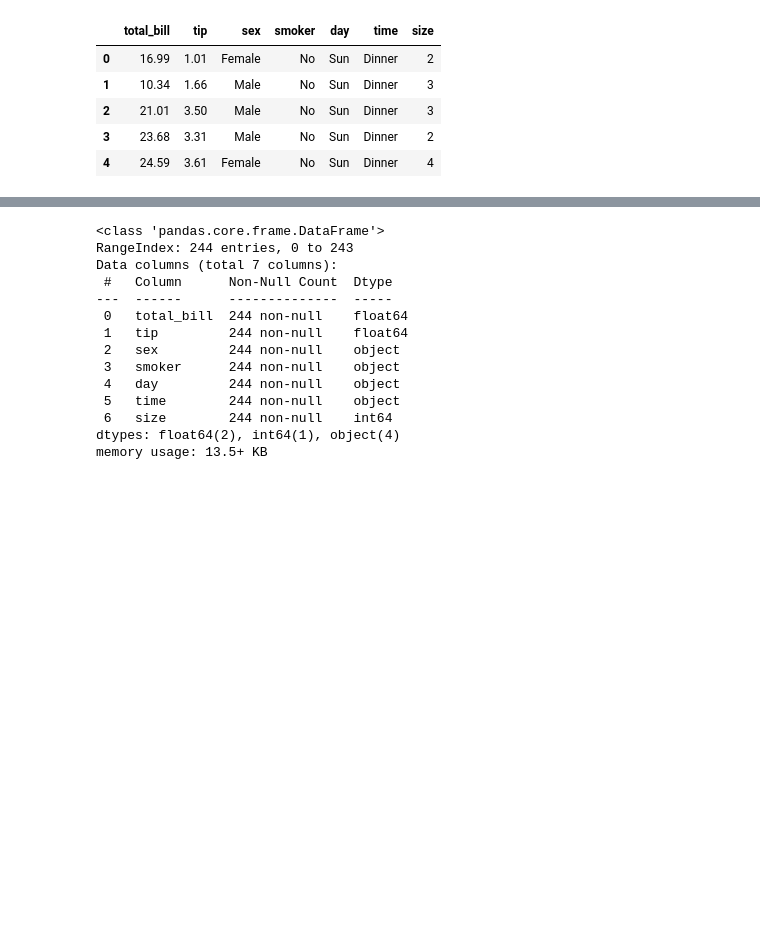
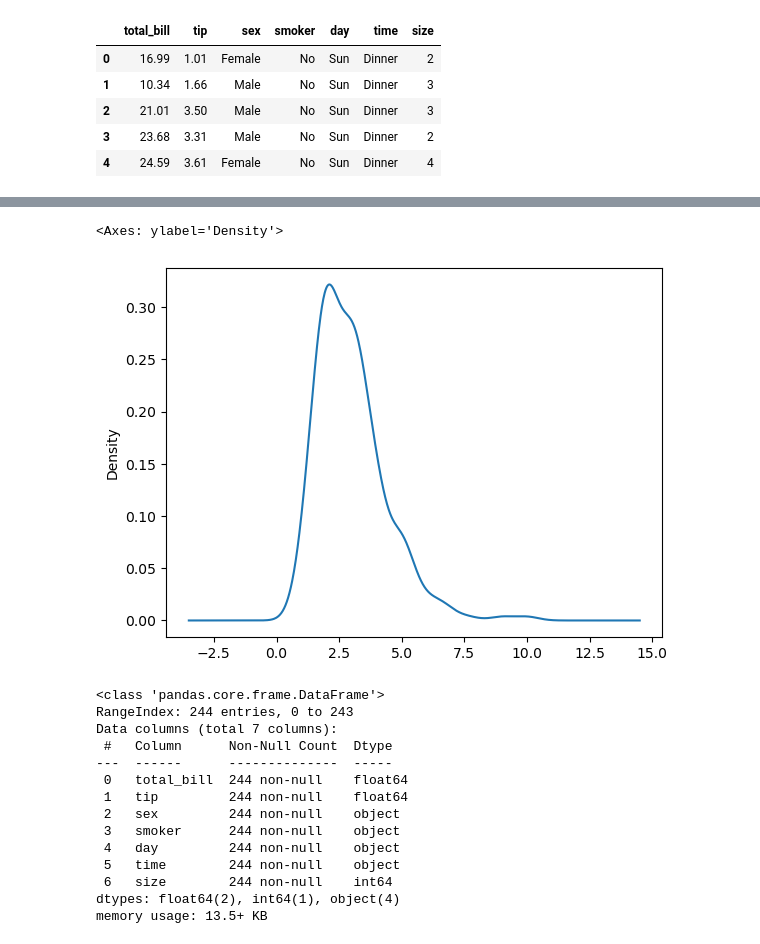
Before and after one commit to moyasser2004/Machine_Learning, a Jupyter notebook: supervised/linear_regression/Waiter Tips Prediction with Machine Learning.ipynb, the cells around one changed output, grey strips where cells are left out. Saved outputs shown, nothing was run; the diff lists cells and outputs as text; code cells hidden in the pictures; blank space fills up the shorter version.

```diff
--- a/supervised/linear_regression/Waiter Tips Prediction with Machine Learning.ipynb
+++ b/supervised/linear_regression/Waiter Tips Prediction with Machine Learning.ipynb
@@ -35,3 +48,8 @@ df.head()
+# %%
+df["tip"].plot(kind="density")
+# %% [output]
+<Axes: ylabel='Density'>
+[figure, added]
 # %%
 figure = px.scatter(
     data_frame=df, x="total_bill", y="tip", size="size", color="day", trendline="ols"
```
Also changed, not shown: parts of 44 cells of this notebook, 1 other file.
